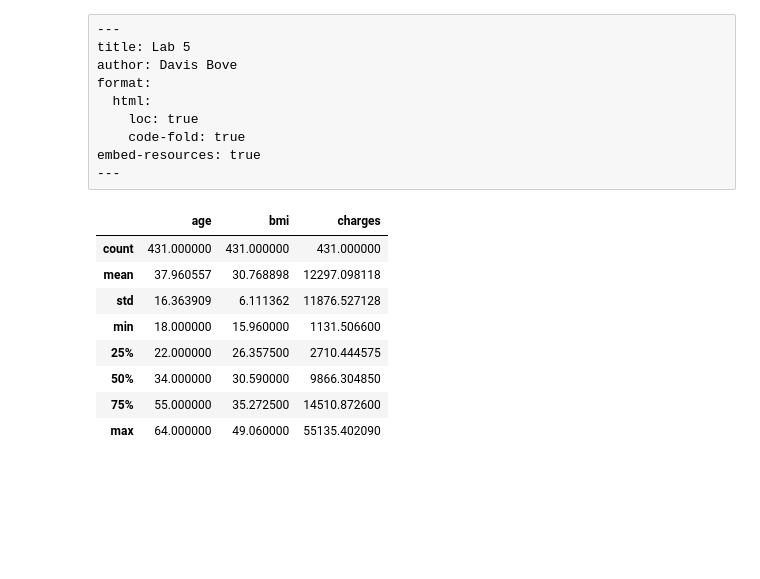
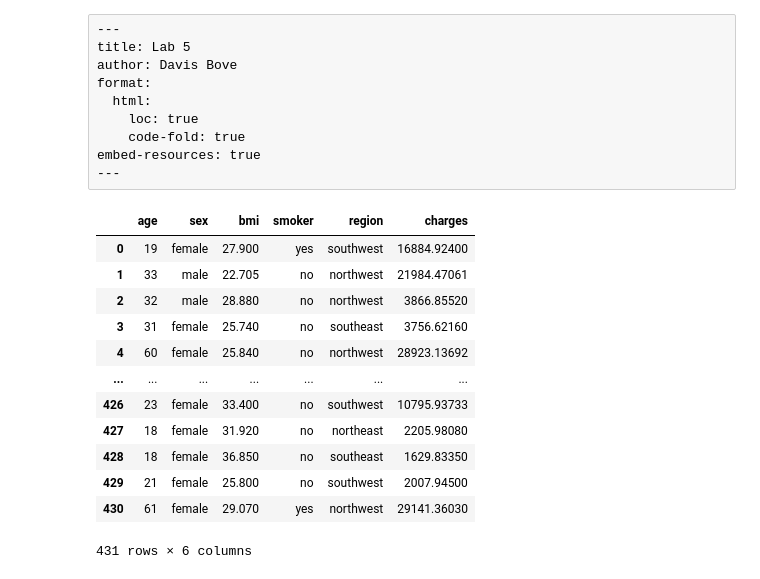
Before and after one commit to davisbove/GSB_544, a Jupyter notebook: Lab_5/lab_5.ipynb, the cells around one changed output. Saved outputs shown, nothing was run; the diff lists cells and outputs as text; code cells hidden in the pictures; blank space fills up the shorter version.

```diff
--- a/Lab_5/lab_5.ipynb
+++ b/Lab_5/lab_5.ipynb
@@ -15,22 +21,27 @@ from sklearn.preprocessing import OneHotEncoder
 # %%
 #Part one: Data Exploration
 #Importing data
 Data = pd.read_csv("https://www.dropbox.com/s/bocjjyo1ehr5auz/insurance_costs_1.csv?dl=1")
 Data.head()
 #first thing I notice is that Sex, and smoker will need to be dummified
 
 Data["sex"].value_counts()
 #Only male and female recorded, no NA
 Data["smoker"].value_counts()
 #Only yes and no, no NA
 Data.describe()
+Data
 # %% [output]
-|  | age | bmi | charges |
-| count | 431.000000 | 431.000000 | 431.000000 |
-| mean | 37.960557 | 30.768898 | 12297.098118 |
-| std | 16.363909 | 6.111362 | 11876.527128 |
-| min | 18.000000 | 15.960000 | 1131.506600 |
-| 25% | 22.000000 | 26.357500 | 2710.444575 |
-| 50% | 34.000000 | 30.590000 | 9866.304850 |
-| 75% | 55.000000 | 35.272500 | 14510.872600 |
-| max | 64.000000 | 49.060000 | 55135.402090 |
+|  | age | sex | bmi | smoker | region | charges |
+| 0 | 19 | female | 27.900 | yes | southwest | 16884.92400 |
+| 1 | 33 | male | 22.705 | no | northwest | 21984.47061 |
+| 2 | 32 | male | 28.880 | no | northwest | 3866.85520 |
+| 3 | 31 | female | 25.740 | no | southeast | 3756.62160 |
+| 4 | 60 | female | 25.840 | no | northwest | 28923.13692 |
+| ... | ... | ... | ... | ... | ... | ... |
+| 426 | 23 | female | 33.400 | no | southwest | 10795.93733 |
+| 427 | 18 | female | 31.920 | no | northeast | 2205.98080 |
+| 428 | 18 | female | 36.850 | no | southeast | 1629.83350 |
+| 429 | 21 | female | 25.800 | no | southwest | 2007.94500 |
+| 430 | 61 | female | 29.070 | yes | northwest | 29141.36030 |
+431 rows × 6 columns
```
Also changed, not shown: parts of 32 cells of this notebook.
